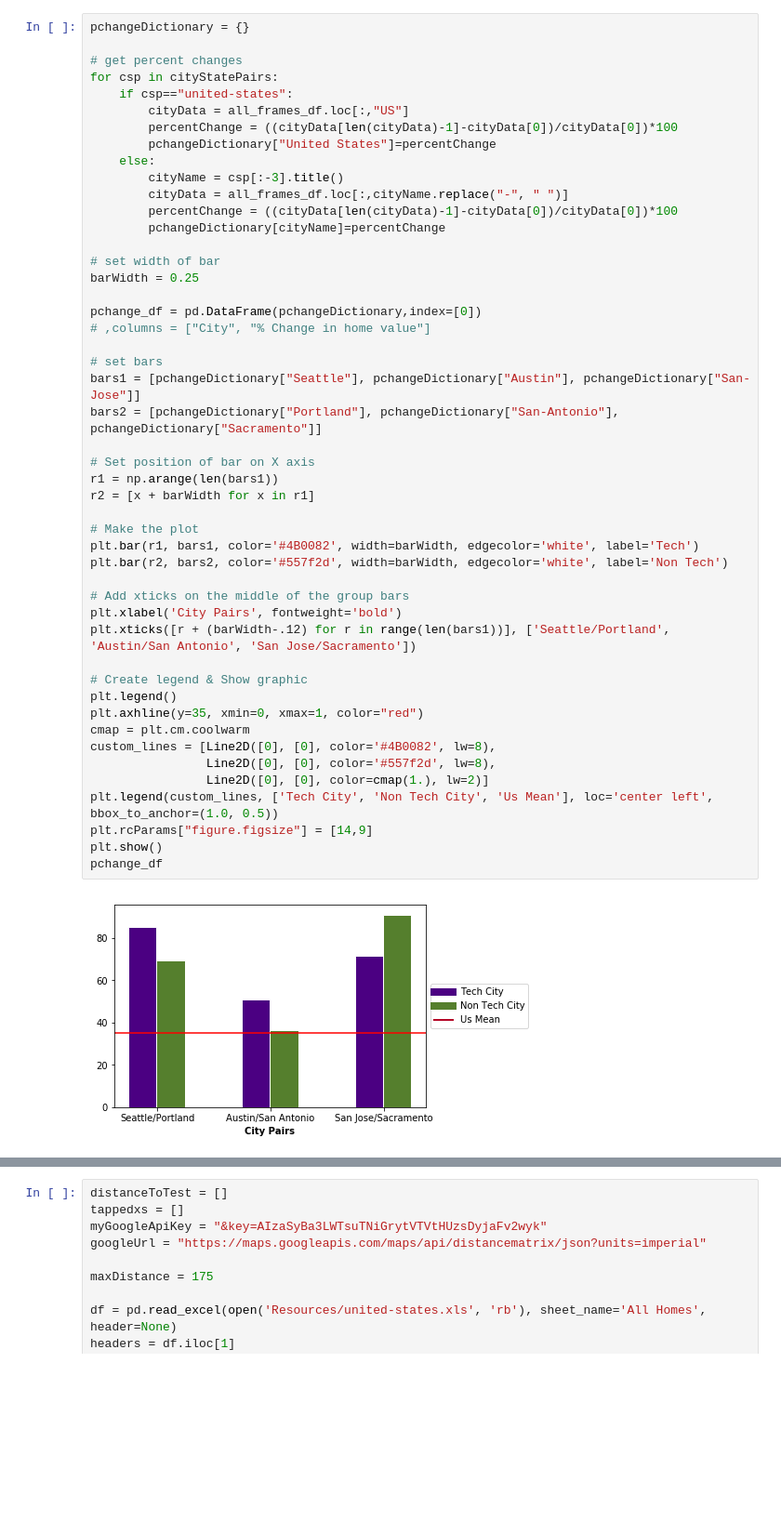
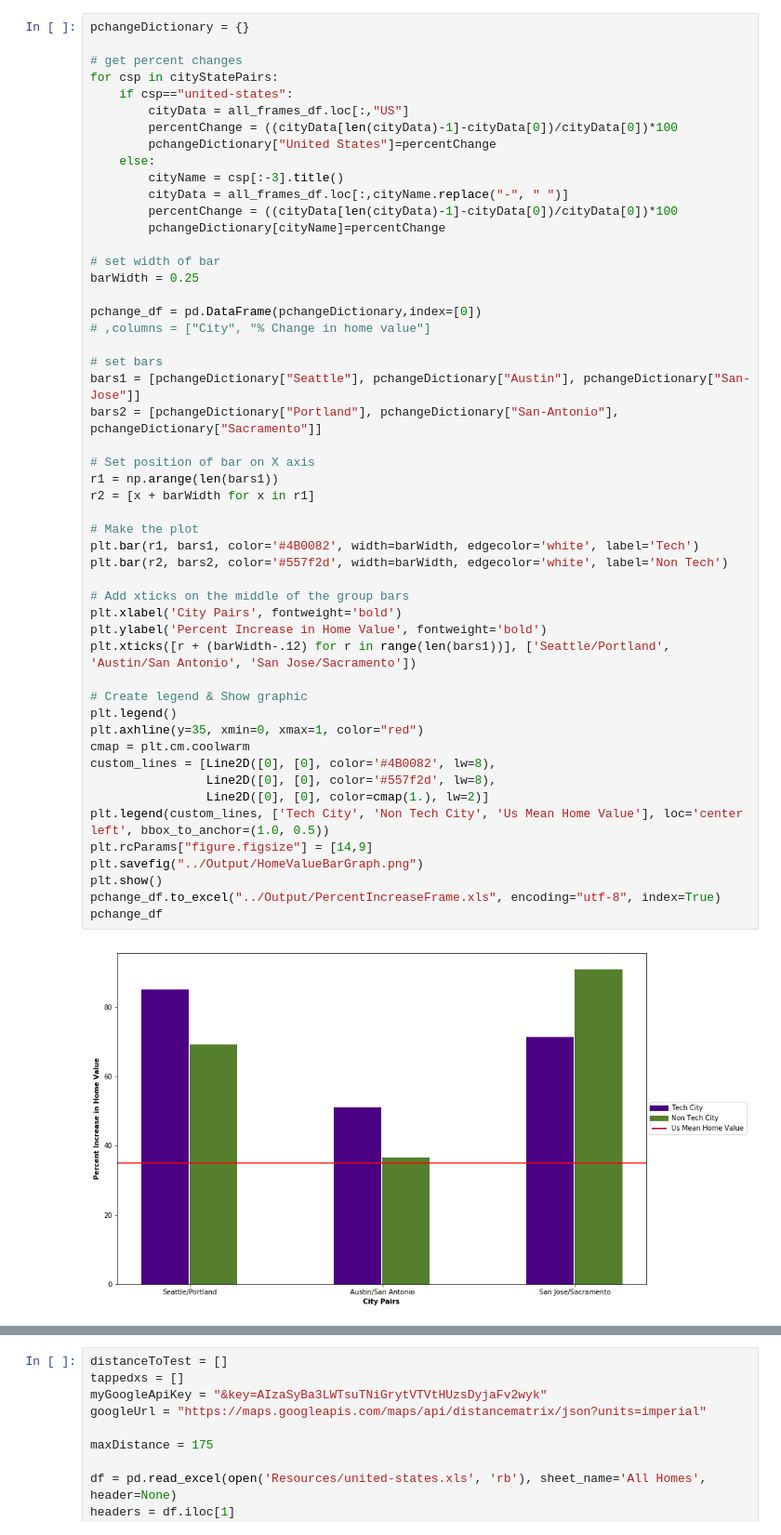
Before and after one commit to mrcjbf/project-one-repo, a Jupyter notebook: NotebooksAndData/homePrices.ipynb, the cells around one changed output, grey strips where cells are left out. Shown at 93% size. Cells and saved outputs as stored; diff of their text form; blank space fills up the shorter version.

```diff
--- a/NotebooksAndData/homePrices.ipynb
+++ b/NotebooksAndData/homePrices.ipynb
@@ -89,35 +90,38 @@ barWidth = 0.25
 pchange_df = pd.DataFrame(pchangeDictionary,index=[0])
 # ,columns = ["City", "% Change in home value"]
 
 # set bars
 bars1 = [pchangeDictionary["Seattle"], pchangeDictionary["Austin"], pchangeDictionary["San-Jose"]]
 bars2 = [pchangeDictionary["Portland"], pchangeDictionary["San-Antonio"], pchangeDictionary["Sacramento"]]
 
 # Set position of bar on X axis
 r1 = np.arange(len(bars1))
 r2 = [x + barWidth for x in r1]
 
 # Make the plot
 plt.bar(r1, bars1, color='#4B0082', width=barWidth, edgecolor='white', label='Tech')
 plt.bar(r2, bars2, color='#557f2d', width=barWidth, edgecolor='white', label='Non Tech')
 
 # Add xticks on the middle of the group bars
 plt.xlabel('City Pairs', fontweight='bold')
+plt.ylabel('Percent Increase in Home Value', fontweight='bold')
 plt.xticks([r + (barWidth-.12) for r in range(len(bars1))], ['Seattle/Portland', 'Austin/San Antonio', 'San Jose/Sacramento'])
 
 # Create legend & Show graphic
 plt.legend()
 plt.axhline(y=35, xmin=0, xmax=1, color="red")
 cmap = plt.cm.coolwarm
 custom_lines = [Line2D([0], [0], color='#4B0082', lw=8),
                 Line2D([0], [0], color='#557f2d', lw=8),
                 Line2D([0], [0], color=cmap(1.), lw=2)]
-plt.legend(custom_lines, ['Tech City', 'Non Tech City', 'Us Mean'], loc='center left', bbox_to_anchor=(1.0, 0.5))
+plt.legend(custom_lines, ['Tech City', 'Non Tech City', 'Us Mean Home Value'], loc='center left', bbox_to_anchor=(1.0, 0.5))
 plt.rcParams["figure.figsize"] = [14,9]
+plt.savefig("../Output/HomeValueBarGraph.png")
 plt.show()
+pchange_df.to_excel("../Output/PercentIncreaseFrame.xls", encoding="utf-8", index=True)
 pchange_df
 # %% [output]
-[figure, old version]
+[figure, new version]
 |  | Seattle | Portland | Austin | San-Antonio | San-Jose | Sacramento | United States |
 | 0 | 85.24257 | 69.444444 | 51.141553 | 36.626917 | 71.5806 | 91.101431 | 35.328562 |
 # %%
```
Also changed, not shown: parts of 2 cells of this notebook.
